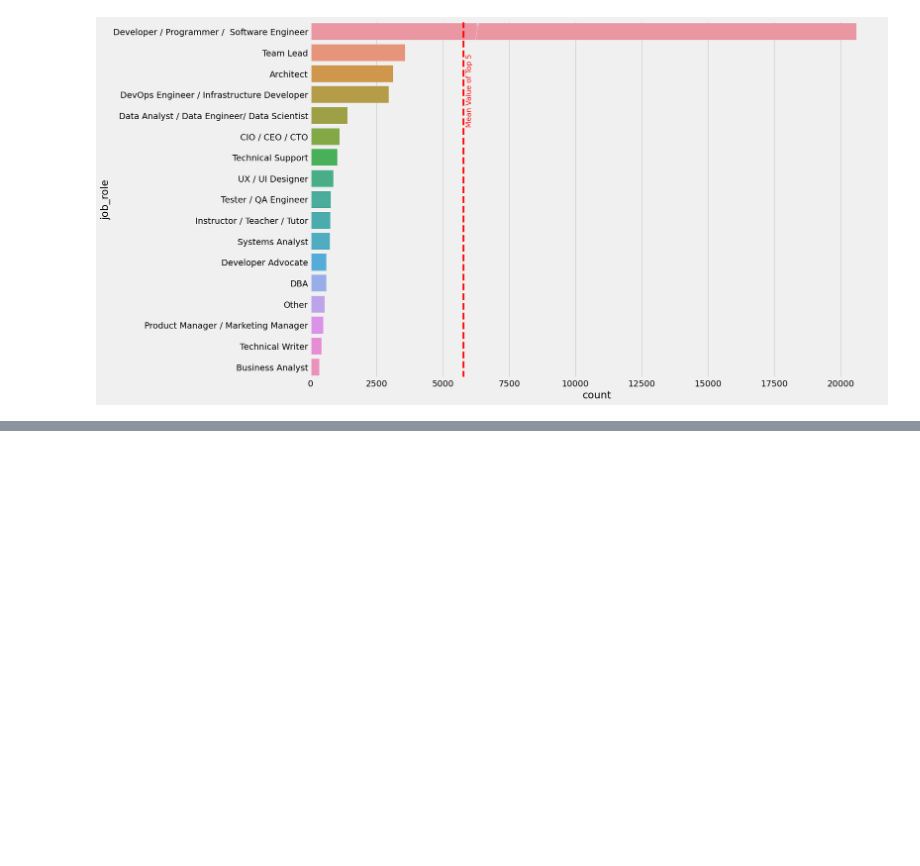
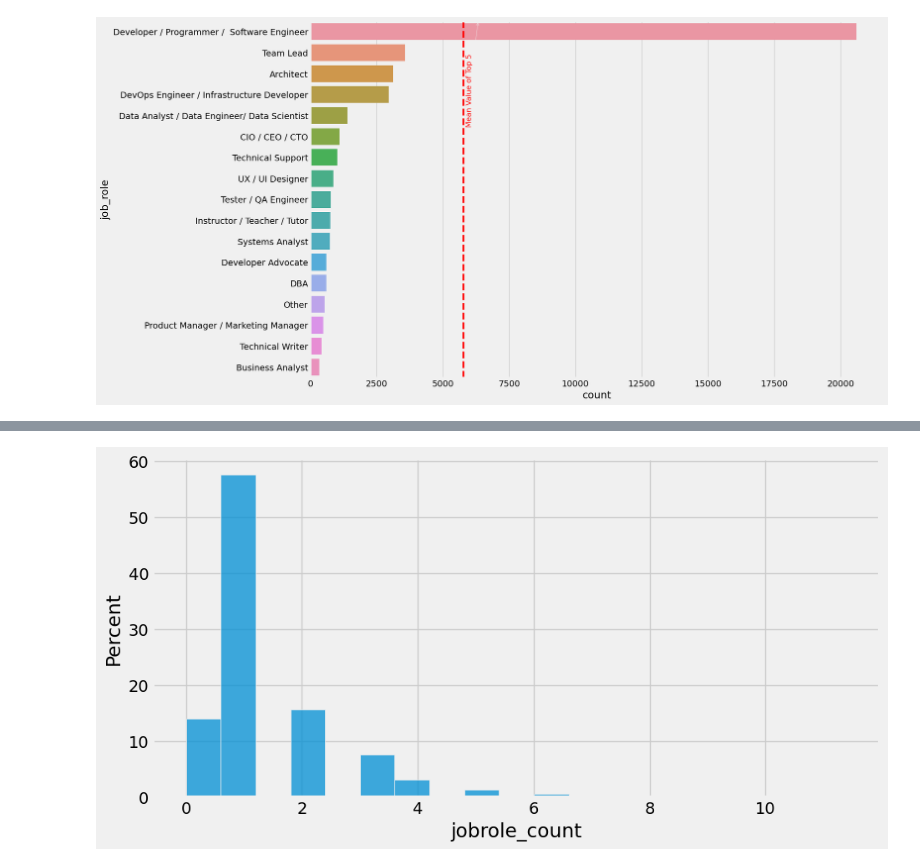
Before and after one commit to reneboygarcia/Bamboo-Weekly-by-Reuven-Lerner, a Jupyter notebook: BW_13-Python Developers.ipynb, the cells around one changed output, grey strips where cells are left out. Drawn from its saved outputs; the diff is of its cells as text; code cells hidden in the pictures; blank space fills up the shorter version.

```diff
--- a/BW_13-Python Developers.ipynb
+++ b/BW_13-Python Developers.ipynb
@@ -69,7 +68,7 @@ df.shape[0]
 def tweak_df(df: pd.DataFrame, target_cols: list) -> pd.DataFrame:
     cols_to_include = ["response_id", "weight", "amazon", "employment_status"]
     for target_col in target_cols:
-        for col in df_devs_2022.columns:
+        for col in df.columns:
             if target_col in col:
                 cols_to_include.append(col)
     return df[cols_to_include]
@@ -212,7 +211,7 @@ df_.head(n=2)
 # Q8- How many people have more than one job role? How many have more than 5?
 
 # Filter only job role columns
-df_jobrole = df_devs_2022.loc[:, df_devs_2022.columns.str.contains("job_role")]
+df_jobrole = df_devs_2022.set_index(["response_id", "amazon", "employment_status"]).filter(like="job_role")
 
 # Convert categories to numerical values
 df_jobrole_ = pd.get_dummies(data=df_jobrole)
@@ -226,8 +225,8 @@ perc_jobrole = df_jobrole_gte1 / df_devs_2022.shape[0]
 print(f"The number of people with more than 1 job roles is: {df_jobrole_gte1} | {perc_jobrole:.2%}")
 
 # Number of people with more than 5 job role
-df_jobrole_gte1 = df_jobrole_.loc[df_jobrole_["jobrole_count"] > 5]["jobrole_count"].count()
-perc_jobrole = df_jobrole_gte1 / df_devs_2022.shape[0]
-print(f"The number of people with more than 1 job roles is: {df_jobrole_gte1} | {perc_jobrole:.2%}")
+df_jobrole_gte5 = df_jobrole_.loc[df_jobrole_["jobrole_count"] > 5]["jobrole_count"].count()
+perc_jobrole = df_jobrole_gte5 / df_devs_2022.shape[0]
+print(f"The number of people with more than 5 job roles is: {df_jobrole_gte1} | {perc_jobrole:.2%}")
 # %% [output]
 The number of people with more than 1 job roles is: 8303 | 28.37%
@@ -291,0 +303,10 @@ plt.show()
+# %%
+# Filter only job role columns
+df_jobrole = df_devs_2022.loc[:, df_devs_2022.columns.str.contains("job_role")]
+
+# Convert categories to numerical values
+df_jobrole_ = pd.get_dummies(data=df_jobrole)
+
+# Add column to add job role
+df_jobrole_ = df_jobrole_.assign(jobrole_count= df_jobrole_.sum(axis=1))
+df_jobrole_.head()
@@ -291,0 +320,14 @@ plt.show()
+# %%
+# Number of unique
+bins = len(df_jobrole_["jobrole_count"].unique())
+# %%
+# Vizualize the programming languages
+# Style
+plt.style.use("fivethirtyeight")
+plt.figure(figsize=(10,5))
+
+sns.histplot(data=df_jobrole_, x="jobrole_count", binwidth=0.6, stat="percent", bins=bins)
+
+plt.show()
+# %% [output]
+[figure, added]
```
Also changed, not shown: parts of 7 cells of this notebook.
